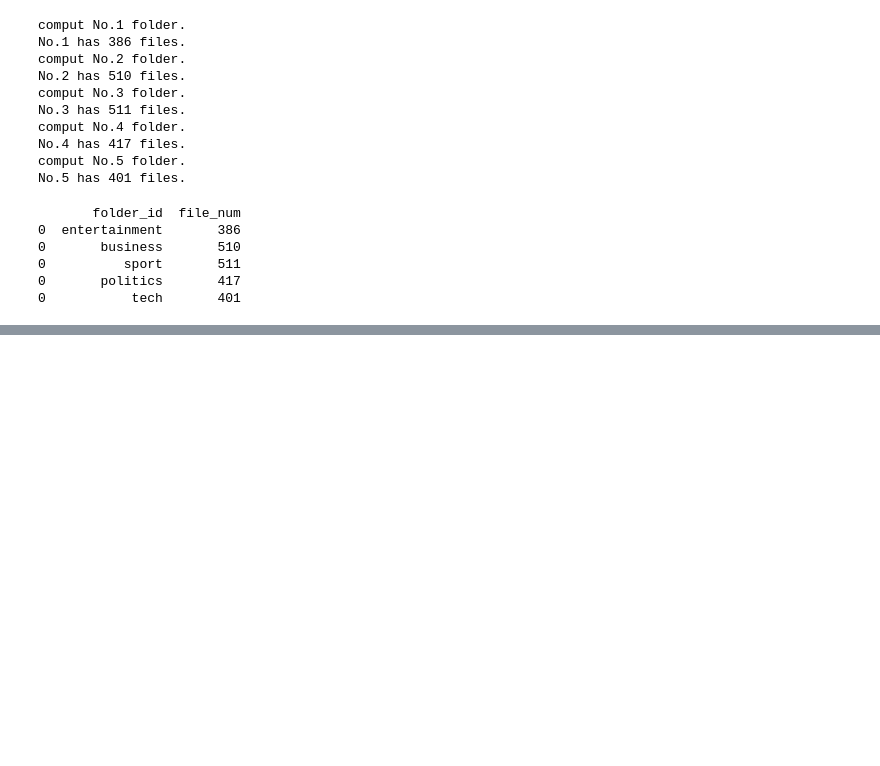
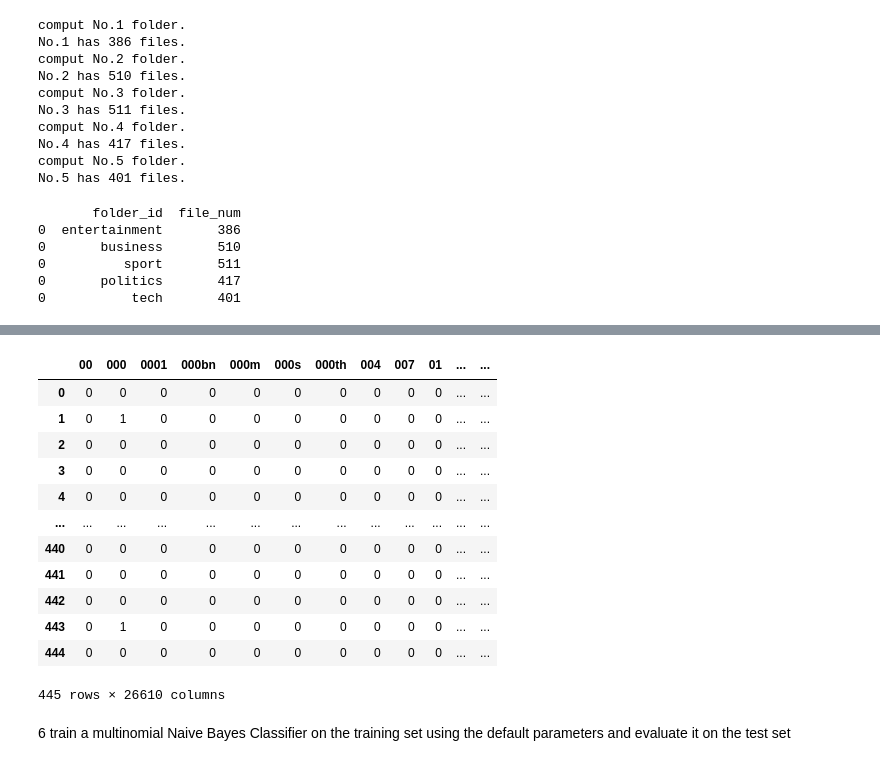
Before and after one commit to heheheliu/472projuct, a Jupyter notebook: task1.ipynb, the cells around one changed output, grey strips where cells are left out. Saved outputs shown, nothing was run; the diff lists cells and outputs as text; code cells hidden in the pictures; blank space fills up the shorter version.

```diff
--- a/task1.ipynb
+++ b/task1.ipynb
@@ -111,0 +168,25 @@ corpus_train, corpus_test = train_test_split(corpus_data_data, test_size=0.2, tr
+# %%
+# for test data
+X_test_transformed = vec.transform(X_test)
+# X_test_transformed
+# print(X_test_transformed)
+# convert testing set to document-term matrix
+X_test_feat = X_test_transformed.toarray()
+# convert to sparse matrix for readability
+pd.DataFrame(X_test_feat, columns= [vec.get_feature_names()])
+# %% [output]
+|  | 00 | 000 | 0001 | 000bn | 000m | 000s | 000th | 004 | 007 | 01 | ... | ... |
+| 0 | 0 | 0 | 0 | 0 | 0 | 0 | 0 | 0 | 0 | 0 | ... | ... |
+| 1 | 0 | 1 | 0 | 0 | 0 | 0 | 0 | 0 | 0 | 0 | ... | ... |
+| 2 | 0 | 0 | 0 | 0 | 0 | 0 | 0 | 0 | 0 | 0 | ... | ... |
+| 3 | 0 | 0 | 0 | 0 | 0 | 0 | 0 | 0 | 0 | 0 | ... | ... |
+| 4 | 0 | 0 | 0 | 0 | 0 | 0 | 0 | 0 | 0 | 0 | ... | ... |
+| ... | ... | ... | ... | ... | ... | ... | ... | ... | ... | ... | ... | ... |
+| 440 | 0 | 0 | 0 | 0 | 0 | 0 | 0 | 0 | 0 | 0 | ... | ... |
+| 441 | 0 | 0 | 0 | 0 | 0 | 0 | 0 | 0 | 0 | 0 | ... | ... |
+| 442 | 0 | 0 | 0 | 0 | 0 | 0 | 0 | 0 | 0 | 0 | ... | ... |
+| 443 | 0 | 1 | 0 | 0 | 0 | 0 | 0 | 0 | 0 | 0 | ... | ... |
+| 444 | 0 | 0 | 0 | 0 | 0 | 0 | 0 | 0 | 0 | 0 | ... | ... |
+445 rows × 26610 columns
+# %% [markdown]
+6 train a multinomial Naive Bayes Classifier on the training set using the default parameters and evaluate it on the test set
```
Also changed, not shown: parts of 19 cells of this notebook.
